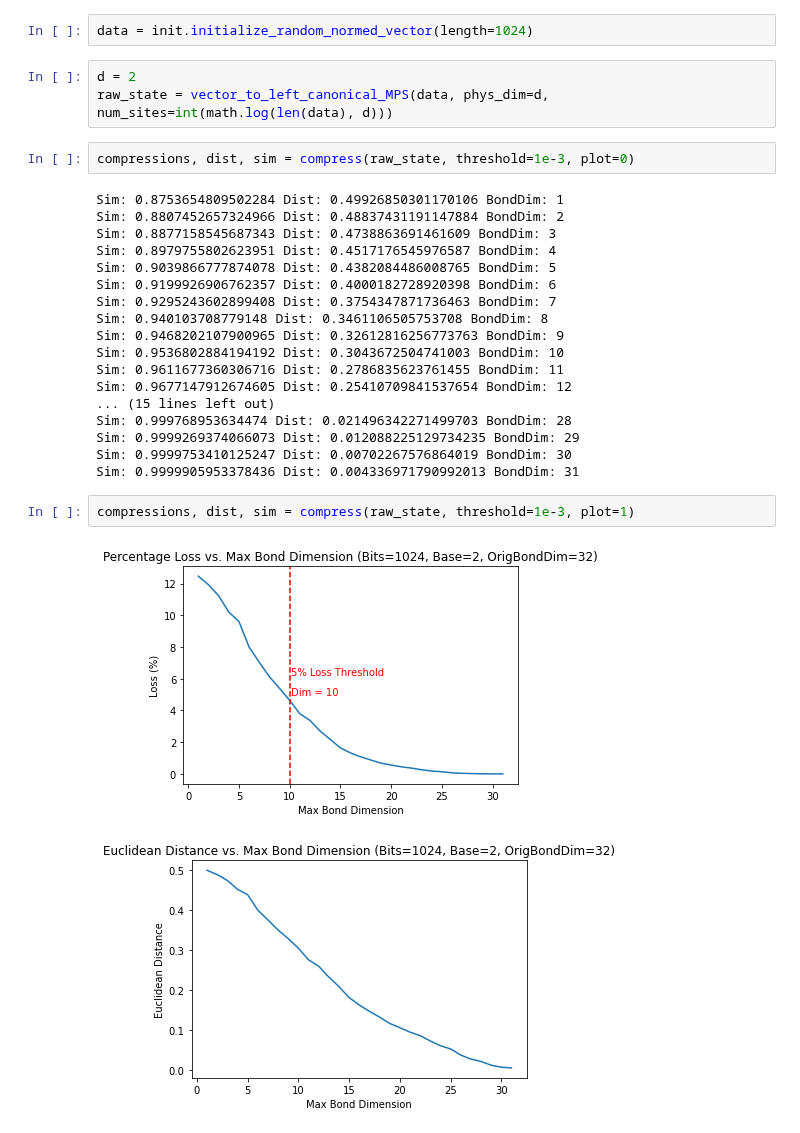
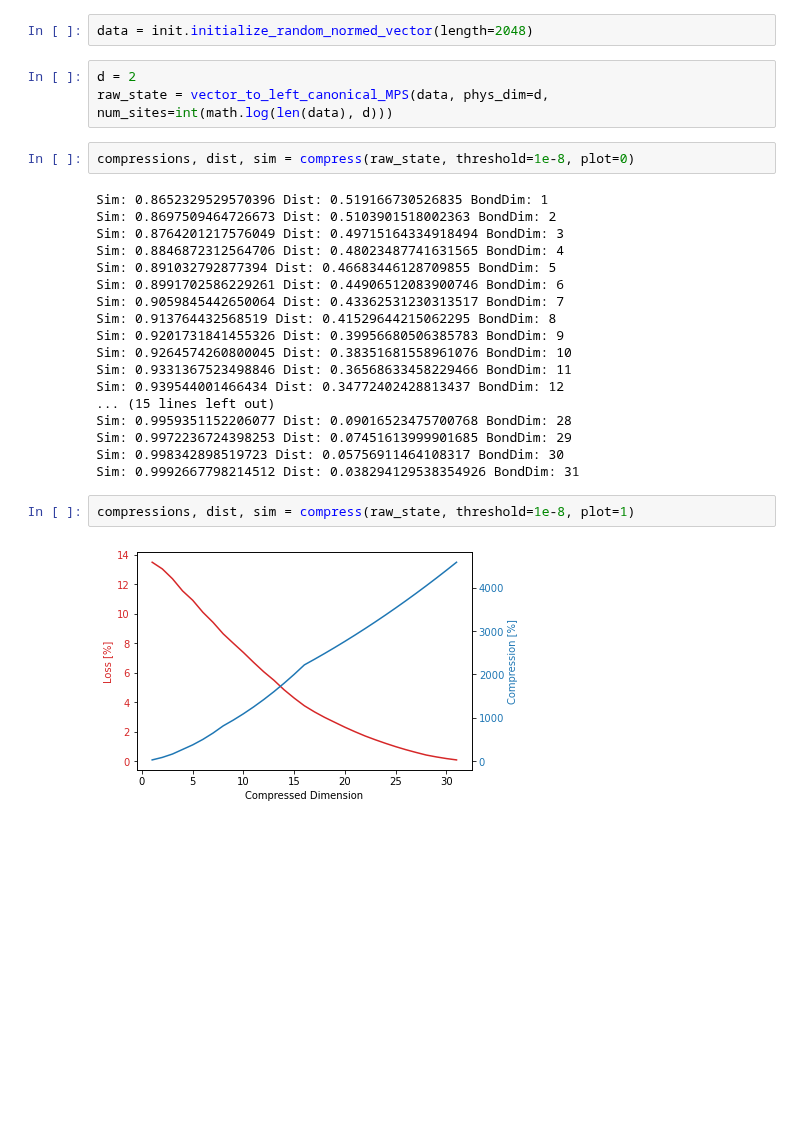
Before and after one commit to aaronleesander/DMRG-inspired-Algorithms-for-Neural-Network-Compression, a Jupyter notebook: DMRG/CompressionNB.ipynb, the cells around one changed output. Drawn from its saved outputs; the diff is of its cells as text; blank space fills up the shorter version.

Commit message:
compression plot changed

```diff
--- a/DMRG/CompressionNB.ipynb
+++ b/DMRG/CompressionNB.ipynb
@@ -48,32 +50,31 @@ Energy: -3.493959207434935 BondDim: 2
 This section converts an arbitrary n-bit string into an MPS and compresses it into one with a lower bond dimension.
 The metrics used are cosine similarity (0 worst, 1 perfect), loss (1-cosSim), and Euclidean distance (-2 worst, 0 best)
 # %%
-data = init.initialize_random_normed_vector(length=1024)
+data = init.initialize_random_normed_vector(length=2048)
 # %%
 d = 2
 raw_state = vector_to_left_canonical_MPS(data, phys_dim=d, num_sites=int(math.log(len(data), d)))
 # %%
-compressions, dist, sim = compress(raw_state, threshold=1e-3, plot=0)
+compressions, dist, sim = compress(raw_state, threshold=1e-8, plot=0)
 # %% [output]
-Sim: 0.8753654809502284 Dist: 0.49926850301170106 BondDim: 1
-Sim: 0.8807452657324966 Dist: 0.48837431191147884 BondDim: 2
-Sim: 0.8877158545687343 Dist: 0.4738863691461609 BondDim: 3
-Sim: 0.8979755802623951 Dist: 0.4517176545976587 BondDim: 4
-Sim: 0.9039866777874078 Dist: 0.4382084486008765 BondDim: 5
-Sim: 0.9199926906762357 Dist: 0.4000182728920398 BondDim: 6
-Sim: 0.9295243602899408 Dist: 0.3754347871736463 BondDim: 7
-Sim: 0.940103708779148 Dist: 0.3461106505753708 BondDim: 8
-Sim: 0.9468202107900965 Dist: 0.32612816256773763 BondDim: 9
-Sim: 0.9536802884194192 Dist: 0.3043672504741003 BondDim: 10
-Sim: 0.9611677360306716 Dist: 0.2786835623761455 BondDim: 11
-Sim: 0.9677147912674605 Dist: 0.25410709841537654 BondDim: 12
+Sim: 0.8652329529570396 Dist: 0.519166730526835 BondDim: 1
+Sim: 0.8697509464726673 Dist: 0.5103901518002363 BondDim: 2
+Sim: 0.8764201217576049 Dist: 0.49715164334918494 BondDim: 3
+Sim: 0.8846872312564706 Dist: 0.48023487741631565 BondDim: 4
+Sim: 0.891032792877394 Dist: 0.46683446128709855 BondDim: 5
+Sim: 0.8991702586229261 Dist: 0.44906512083900746 BondDim: 6
+Sim: 0.9059845442650064 Dist: 0.43362531230313517 BondDim: 7
+Sim: 0.913764432568519 Dist: 0.41529644215062295 BondDim: 8
+Sim: 0.9201731841455326 Dist: 0.39956680506385783 BondDim: 9
+Sim: 0.9264574260800045 Dist: 0.38351681558961076 BondDim: 10
+Sim: 0.9331367523498846 Dist: 0.36568633458229466 BondDim: 11
+Sim: 0.939544001466434 Dist: 0.34772402428813437 BondDim: 12
 ... (15 lines left out)
-Sim: 0.999768953634474 Dist: 0.021496342271499703 BondDim: 28
-Sim: 0.9999269374066073 Dist: 0.012088225129734235 BondDim: 29
-Sim: 0.9999753410125247 Dist: 0.00702267576864019 BondDim: 30
-Sim: 0.9999905953378436 Dist: 0.004336971790992013 BondDim: 31
+Sim: 0.9959351152206077 Dist: 0.09016523475700768 BondDim: 28
+Sim: 0.9972236724398253 Dist: 0.07451613999901685 BondDim: 29
+Sim: 0.998342898519723 Dist: 0.05756911464108317 BondDim: 30
+Sim: 0.9992667798214512 Dist: 0.038294129538354926 BondDim: 31
 # %%
-compressions, dist, sim = compress(raw_state, threshold=1e-3, plot=1)
+compressions, dist, sim = compress(raw_state, threshold=1e-8, plot=1)
 # %% [output]
-[figure, old version]
+[figure, new version]
-[figure, removed]
```
Also changed, not shown: parts of 1 cell of this notebook, 1 other file.
